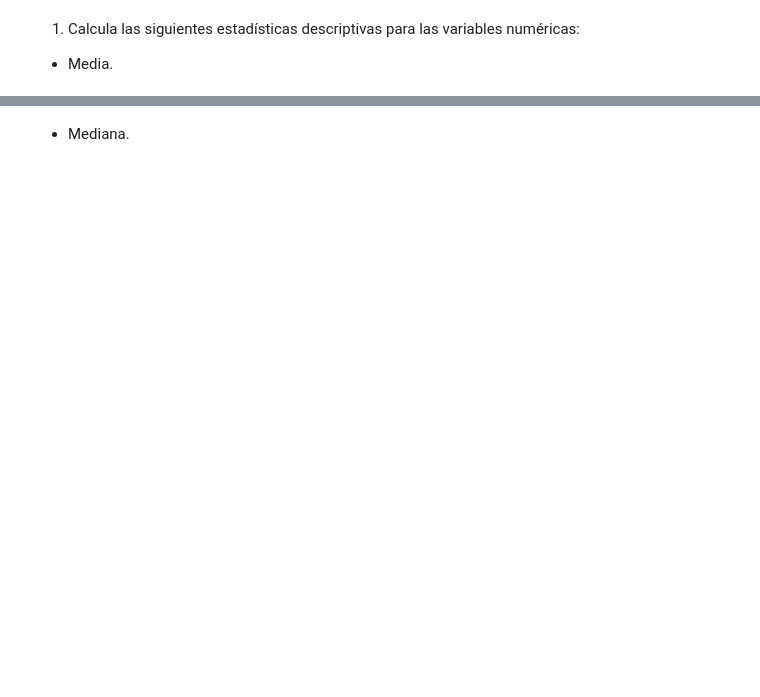
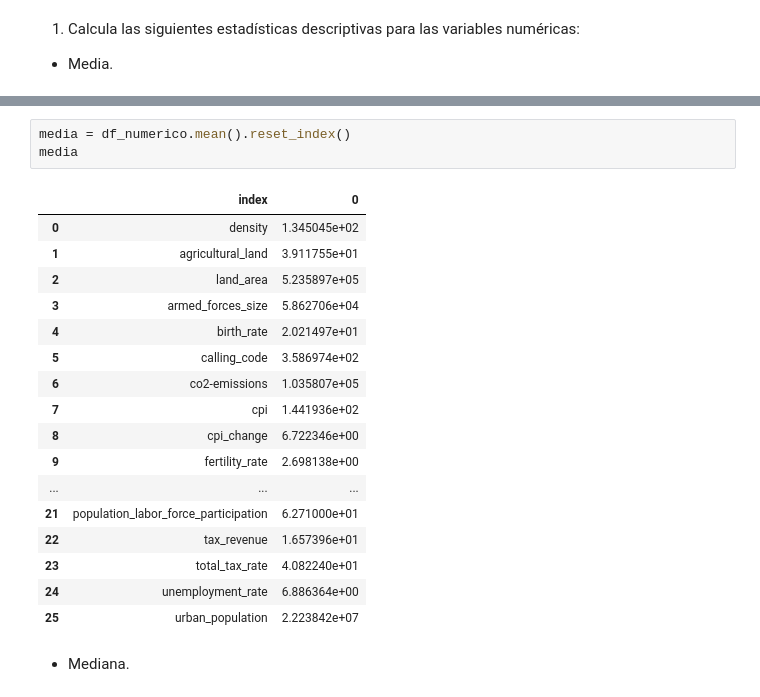
Before and after one commit to DianaG92/adalab-pair_programming-modulo3, a Jupyter notebook: promoH-modulo3-pairprogramming-Estadistica_descriptiva-DIANA_ISA.ipynb, the cells around one changed output, grey strips where cells are left out. Drawn from its saved outputs; the diff is of its cells as text; blank space fills up the shorter version.

```diff
--- a/promoH-modulo3-pairprogramming-Estadistica_descriptiva-DIANA_ISA.ipynb
+++ b/promoH-modulo3-pairprogramming-Estadistica_descriptiva-DIANA_ISA.ipynb
@@ -9,2 +43,23 @@ En este caso usaremos el mismo DataFrame que hemos estado usando en los últimos
+# %%
+media = df_numerico.mean().reset_index()
+media
+# %% [output]
+|  | index | 0 |
+| 0 | density | 1.345045e+02 |
+| 1 | agricultural_land | 3.911755e+01 |
+| 2 | land_area | 5.235897e+05 |
+| 3 | armed_forces_size | 5.862706e+04 |
+| 4 | birth_rate | 2.021497e+01 |
+| 5 | calling_code | 3.586974e+02 |
+| 6 | co2-emissions | 1.035807e+05 |
+| 7 | cpi | 1.441936e+02 |
+| 8 | cpi_change | 6.722346e+00 |
+| 9 | fertility_rate | 2.698138e+00 |
+| ... | ... | ... |
+| 21 | population_labor_force_participation | 6.271000e+01 |
+| 22 | tax_revenue | 1.657396e+01 |
+| 23 | total_tax_rate | 4.082240e+01 |
+| 24 | unemployment_rate | 6.886364e+00 |
+| 25 | urban_population | 2.223842e+07 |
 # %% [markdown]
 - Mediana.
```
Also changed, not shown: parts of 15 cells of this notebook.
